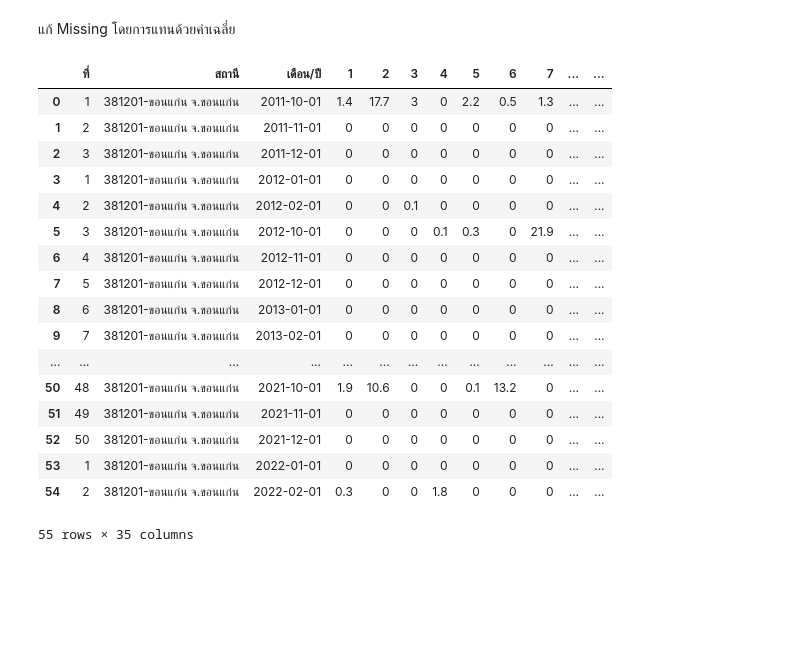
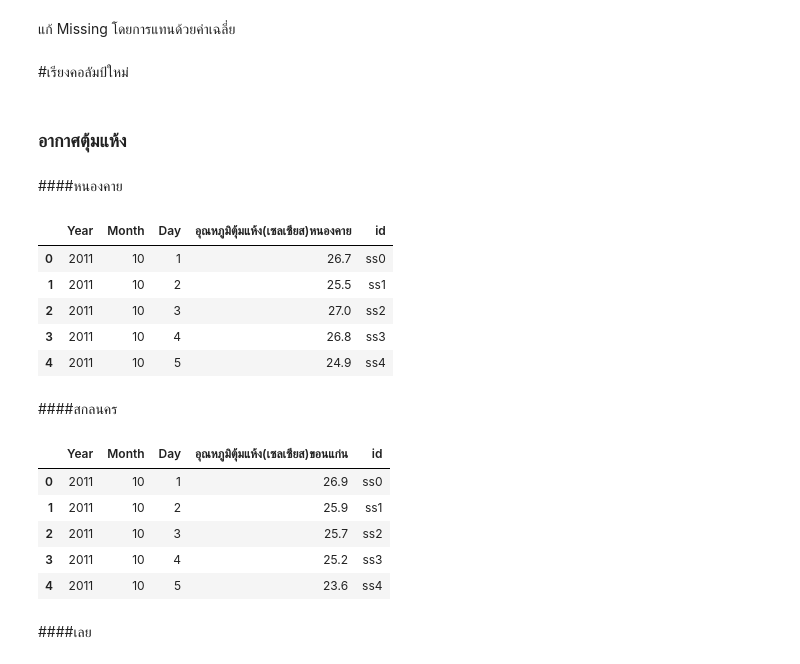
Before and after one commit to Thitiphorn267-3/BSC_DPDM23, a Jupyter notebook: midterm_bscdpdm23.ipynb, the cells around one changed output. Drawn from its saved outputs; the diff is of its cells as text; code cells hidden in the pictures; blank space fills up the shorter version.

Commit message:
เรียงคอลัมป์

```diff
--- a/midterm_bscdpdm23.ipynb
+++ b/midterm_bscdpdm23.ipynb
@@ -263,0 +272,9 @@ Rain_Loei = Rain_Loei.rename(columns=new)
+# %%
+L=[]
+for i in range(33):
+  if i != 0:
+    K = i
+    L.append(i)
+# %%
+R1.rename(columns={32:'ค่าเฉลี่ย'},inplace=True)
+R2.rename(columns={32:'ค่าเฉลี่ย'},inplace=True)
@@ -264,3 +290,6 @@ Rain_Loei = Rain_Loei.rename(columns=new)
+# %%
+dew_temp_Loei = pd.concat([dew_temp_Loei,R1])
+Db_temp_Loei = pd.concat([Db_temp_Loei,R2])
 # %% [markdown]
 ##อากาศตุ้มแห้ง
 # %% [markdown]
@@ -2122,24 +2130,26 @@ Rain_KhonKaen['ค่าเฉลี่ย']=Rain_KhonKaen.mean(axis=1)
 # %%
 for i in range(len(Rain_KhonKaen['ที่'])):
   Rain_KhonKaen.iloc[i,:]=Rain_KhonKaen.iloc[i,:].fillna(Rain_KhonKaen.iloc[i]['ค่าเฉลี่ย'])
-# %%
-Rain_KhonKaen
-# %% [output]
-|  | ที่ | สถานี | เดือน/ปี | 1 | 2 | 3 | 4 | 5 | 6 | 7 | ... | ... |
-| 0 | 1 | 381201-ขอนแก่น จ.ขอนแก่น | 2011-10-01 | 1.4 | 17.7 | 3 | 0 | 2.2 | 0.5 | 1.3 | ... | ... |
-| 1 | 2 | 381201-ขอนแก่น จ.ขอนแก่น | 2011-11-01 | 0 | 0 | 0 | 0 | 0 | 0 | 0 | ... | ... |
-| 2 | 3 | 381201-ขอนแก่น จ.ขอนแก่น | 2011-12-01 | 0 | 0 | 0 | 0 | 0 | 0 | 0 | ... | ... |
-| 3 | 1 | 381201-ขอนแก่น จ.ขอนแก่น | 2012-01-01 | 0 | 0 | 0 | 0 | 0 | 0 | 0 | ... | ... |
-| 4 | 2 | 381201-ขอนแก่น จ.ขอนแก่น | 2012-02-01 | 0 | 0 | 0.1 | 0 | 0 | 0 | 0 | ... | ... |
-| 5 | 3 | 381201-ขอนแก่น จ.ขอนแก่น | 2012-10-01 | 0 | 0 | 0 | 0.1 | 0.3 | 0 | 21.9 | ... | ... |
-| 6 | 4 | 381201-ขอนแก่น จ.ขอนแก่น | 2012-11-01 | 0 | 0 | 0 | 0 | 0 | 0 | 0 | ... | ... |
-| 7 | 5 | 381201-ขอนแก่น จ.ขอนแก่น | 2012-12-01 | 0 | 0 | 0 | 0 | 0 | 0 | 0 | ... | ... |
-| 8 | 6 | 381201-ขอนแก่น จ.ขอนแก่น | 2013-01-01 | 0 | 0 | 0 | 0 | 0 | 0 | 0 | ... | ... |
-| 9 | 7 | 381201-ขอนแก่น จ.ขอนแก่น | 2013-02-01 | 0 | 0 | 0 | 0 | 0 | 0 | 0 | ... | ... |
-| ... | ... | ... | ... | ... | ... | ... | ... | ... | ... | ... | ... | ... |
-| 50 | 48 | 381201-ขอนแก่น จ.ขอนแก่น | 2021-10-01 | 1.9 | 10.6 | 0 | 0 | 0.1 | 13.2 | 0 | ... | ... |
-| 51 | 49 | 381201-ขอนแก่น จ.ขอนแก่น | 2021-11-01 | 0 | 0 | 0 | 0 | 0 | 0 | 0 | ... | ... |
-| 52 | 50 | 381201-ขอนแก่น จ.ขอนแก่น | 2021-12-01 | 0 | 0 | 0 | 0 | 0 | 0 | 0 | ... | ... |
-| 53 | 1 | 381201-ขอนแก่น จ.ขอนแก่น | 2022-01-01 | 0 | 0 | 0 | 0 | 0 | 0 | 0 | ... | ... |
-| 54 | 2 | 381201-ขอนแก่น จ.ขอนแก่น | 2022-02-01 | 0.3 | 0 | 0 | 1.8 | 0 | 0 | 0 | ... | ... |
-55 rows × 35 columns
+# %% [markdown]
+#เรียงคอลัมป์ใหม่
+# %% [markdown]
+### อากาศตุ้มแห้ง
+# %% [markdown]
+####หนองคาย
+# %%
+Db_temp_NongKhai['Year'] = Db_temp_NongKhai['เดือน/ปี'].dt.year
+Db_temp_NongKhai['Month'] = Db_temp_NongKhai['เดือน/ปี'].dt.month
+Db_temp_NongKhai = Db_temp_NongKhai.drop(['เดือน/ปี','ค่าเฉลี่ย','สถานี'], axis =1)
+Db_temp_NongKhai = Db_temp_NongKhai.set_index(["Year",'Month']).iloc[:,1:34].stack().reset_index().rename(columns={0:'อุณหภูมิตุ้มแห้ง(เซลเซียส)หนองคาย','level_2':'Day'})
+Db_temp_NongKhai['id']=["ss{}".format(i) for i in range(len(Db_temp_NongKhai['Month']))]
+# %%
+Db_temp_NongKhai.head()
+# %% [output]
+|  | Year | Month | Day | อุณหภูมิตุ้มแห้ง(เซลเซียส)หนองคาย | id |
+| 0 | 2011 | 10 | 1 | 26.7 | ss0 |
+| 1 | 2011 | 10 | 2 | 25.5 | ss1 |
+| 2 | 2011 | 10 | 3 | 27.0 | ss2 |
+| 3 | 2011 | 10 | 4 | 26.8 | ss3 |
+| 4 | 2011 | 10 | 5 | 24.9 | ss4 |
+# %% [markdown]
+####สกลนคร
@@ -2145,0 +2162,11 @@ Rain_KhonKaen
+# %%
+Db_temp_SakonNakhon.head()
+# %% [output]
+|  | Year | Month | Day | อุณหภูมิตุ้มแห้ง(เซลเซียส)ขอนแก่น | id |
+| 0 | 2011 | 10 | 1 | 26.9 | ss0 |
+| 1 | 2011 | 10 | 2 | 25.9 | ss1 |
+| 2 | 2011 | 10 | 3 | 25.7 | ss2 |
+| 3 | 2011 | 10 | 4 | 25.2 | ss3 |
+| 4 | 2011 | 10 | 5 | 23.6 | ss4 |
+# %% [markdown]
+####เลย
```
Also changed, not shown: parts of 103 cells of this notebook.
